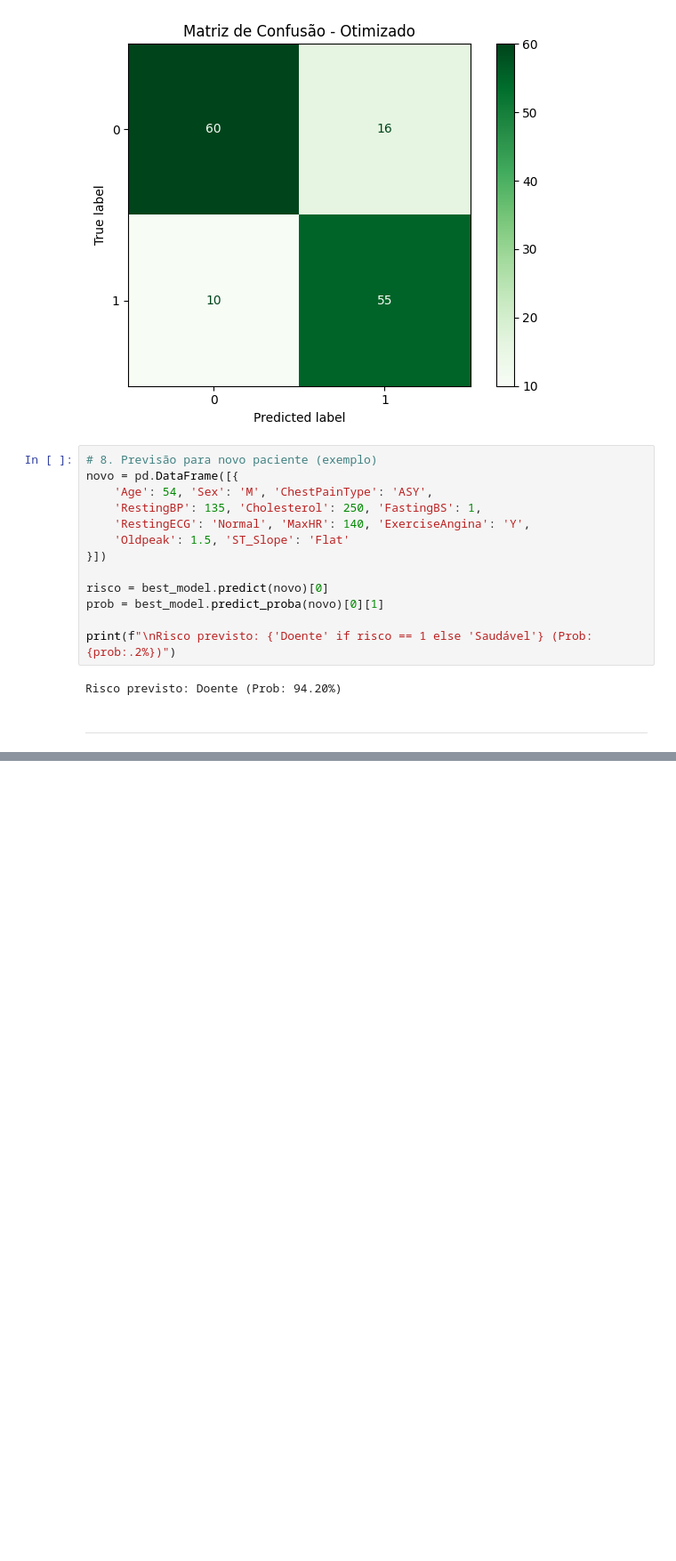
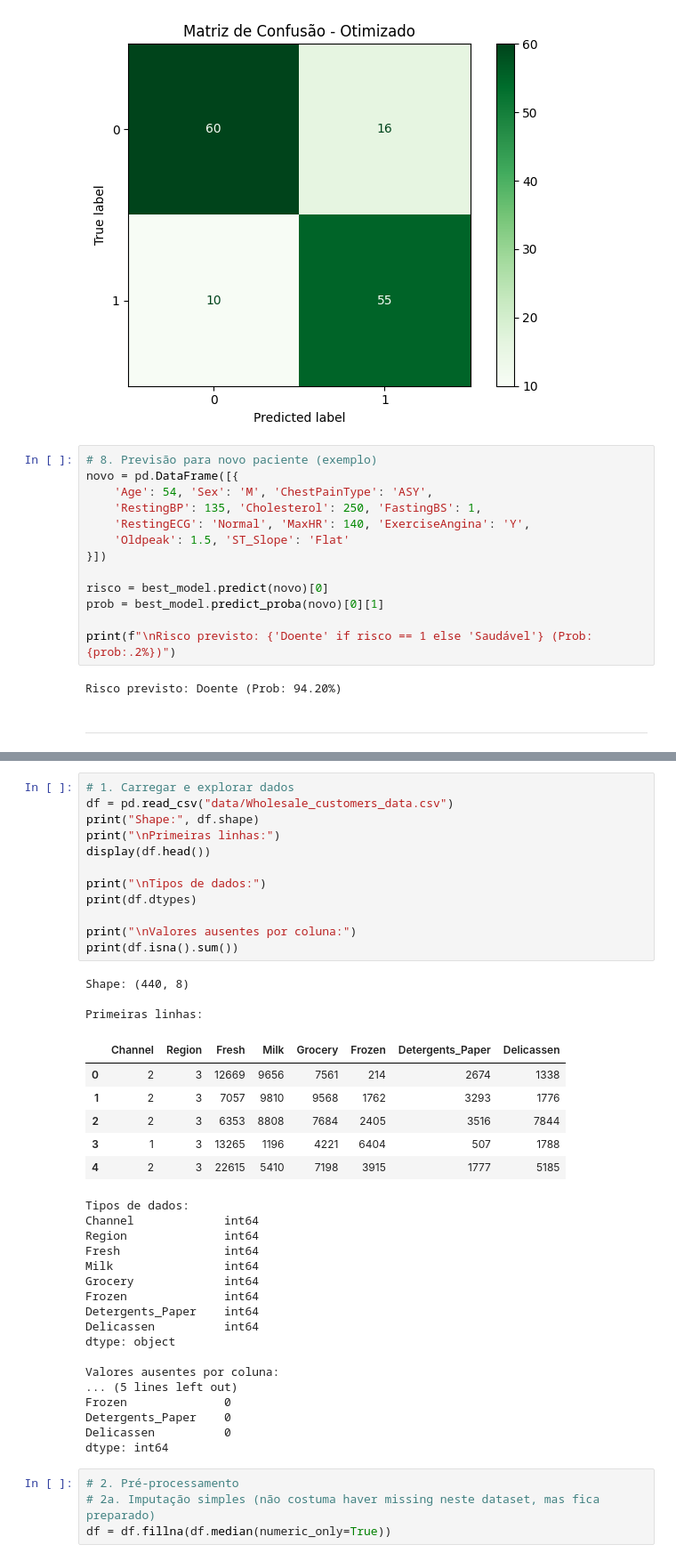
Before and after one commit to jpedrodias/FundamentosModelosAnaliticosPython, a Jupyter notebook: Week05/Ficha_Avaliacao.ipynb, the cells around one changed output, grey strips where cells are left out. Shown at 89% size. Cells and saved outputs as stored; diff of their text form; blank space fills up the shorter version.

```diff
--- a/Week05/Ficha_Avaliacao.ipynb
+++ b/Week05/Ficha_Avaliacao.ipynb
@@ -510,0 +542,43 @@ Risco previsto: Doente (Prob: 94.20%)
+# %%
+# 1. Carregar e explorar dados
+df = pd.read_csv("data/Wholesale_customers_data.csv")
+print("Shape:", df.shape)
+print("\nPrimeiras linhas:")
+display(df.head())
+
+print("\nTipos de dados:")
+print(df.dtypes)
+
+print("\nValores ausentes por coluna:")
+print(df.isna().sum())
+# %% [output]
+Shape: (440, 8)
+
+Primeiras linhas:
+|  | Channel | Region | Fresh | Milk | Grocery | Frozen | Detergents_Paper | Delicassen |
+| 0 | 2 | 3 | 12669 | 9656 | 7561 | 214 | 2674 | 1338 |
+| 1 | 2 | 3 | 7057 | 9810 | 9568 | 1762 | 3293 | 1776 |
+| 2 | 2 | 3 | 6353 | 8808 | 7684 | 2405 | 3516 | 7844 |
+| 3 | 1 | 3 | 13265 | 1196 | 4221 | 6404 | 507 | 1788 |
+| 4 | 2 | 3 | 22615 | 5410 | 7198 | 3915 | 1777 | 5185 |
+Tipos de dados:
+Channel             int64
+Region              int64
+Fresh               int64
+Milk                int64
+Grocery             int64
+Frozen              int64
+Detergents_Paper    int64
+Delicassen          int64
+dtype: object
+
+Valores ausentes por coluna:
+... (5 lines left out)
+Frozen              0
+Detergents_Paper    0
+Delicassen          0
+dtype: int64
+# %%
+# 2. Pré-processamento
+# 2a. Imputação simples (não costuma haver missing neste dataset, mas fica preparado)
+df = df.fillna(df.median(numeric_only=True))
```
Also changed, not shown: parts of 12 cells of this notebook, 1 other file.
